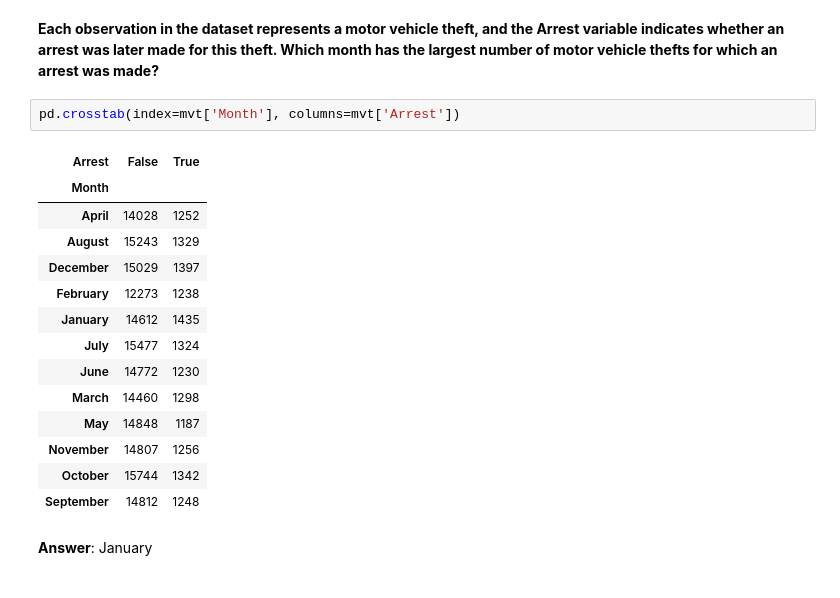
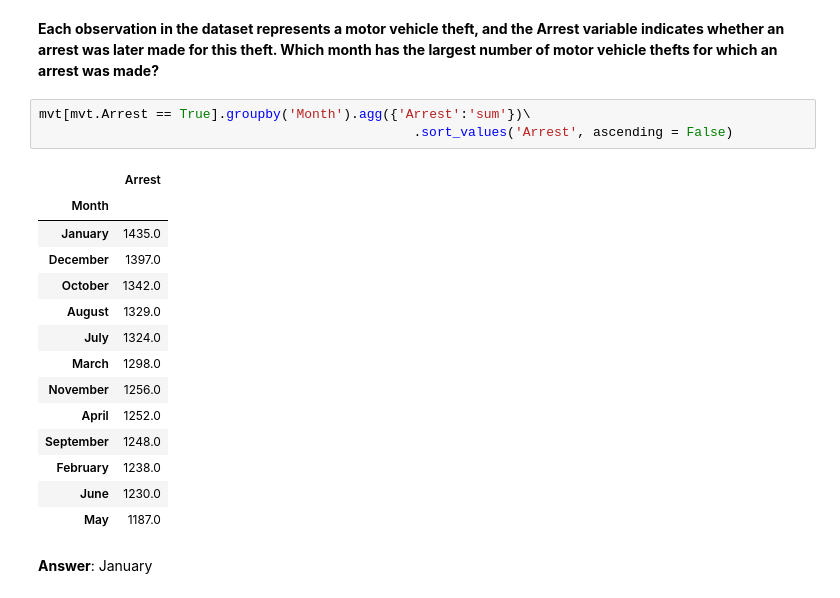
Before and after one commit to JohnBobo/analytics_edge, a Jupyter notebook: python_version/analytical_detective.ipynb, the cells around one changed output. Saved outputs shown, nothing was run; the diff lists cells and outputs as text.

```diff
--- a/python_version/analytical_detective.ipynb
+++ b/python_version/analytical_detective.ipynb
@@ -124,23 +124,24 @@ Friday    29284
 Name: Weekday, dtype: int64
 # %% [markdown]
 **Each observation in the dataset represents a motor vehicle theft, and the Arrest variable indicates whether an arrest was later made for this theft. Which month has the largest number of motor vehicle thefts for which an arrest was made?**
-# %%
-pd.crosstab(index=mvt['Month'], columns=mvt['Arrest'])
-# %% [output]
-| Arrest | False | True |
-| Month |  |  |
-| April | 14028 | 1252 |
-| August | 15243 | 1329 |
-| December | 15029 | 1397 |
-| February | 12273 | 1238 |
-| January | 14612 | 1435 |
-| July | 15477 | 1324 |
-| June | 14772 | 1230 |
-| March | 14460 | 1298 |
-| May | 14848 | 1187 |
-| November | 14807 | 1256 |
-| October | 15744 | 1342 |
-| September | 14812 | 1248 |
+# %%
+mvt[mvt.Arrest == True].groupby('Month').agg({'Arrest':'sum'})\
+                                                .sort_values('Arrest', ascending = False)
+# %% [output]
+|  | Arrest |
+| Month |  |
+| January | 1435.0 |
+| December | 1397.0 |
+| October | 1342.0 |
+| August | 1329.0 |
+| July | 1324.0 |
+| March | 1298.0 |
+| November | 1256.0 |
+| April | 1252.0 |
+| September | 1248.0 |
+| February | 1238.0 |
+| June | 1230.0 |
+| May | 1187.0 |
 # %% [markdown]
 **Answer**: January
 # %% [markdown]
```
Also changed, not shown: parts of 2 cells of this notebook, 1 other file.
